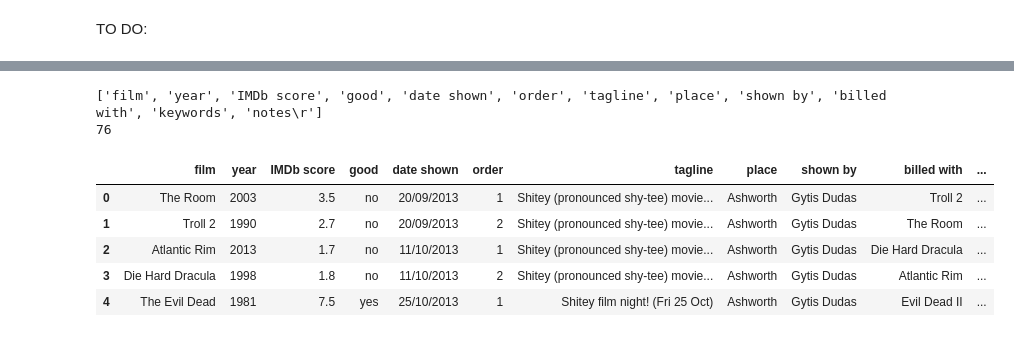
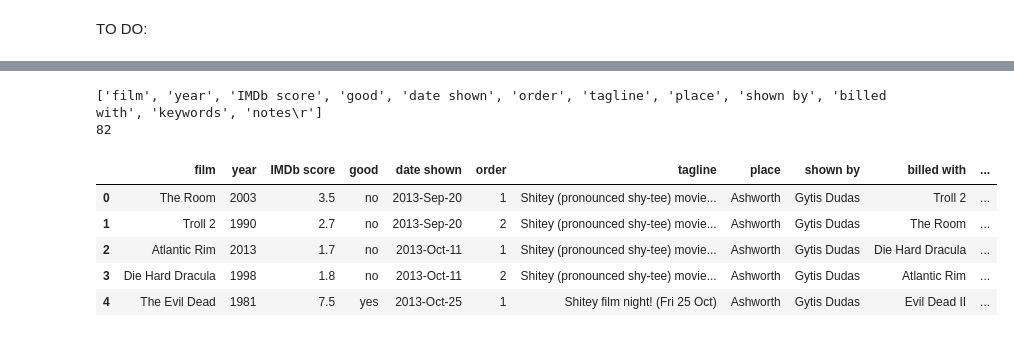
Before and after one commit to evogytis/ShMDb, a Jupyter notebook: Birdemic aka scripts/ShMDb analysis.ipynb, the cells around one changed output, grey strips where cells are left out. Cells and saved outputs as stored; diff of their text form; code cells hidden in the pictures.

```diff
--- a/Birdemic aka scripts/ShMDb analysis.ipynb
+++ b/Birdemic aka scripts/ShMDb analysis.ipynb
@@ -105,40 +105,40 @@ for line in open(spreadsheet,'r'):
         else:
             night_films[l[4]]=[l[0]]
 
 film_names=column(all_films,0)
 release_year=map(int,column(all_films,1))
 IMDb_scores=[float(x) if x!='' else np.nan for x in column(all_films,2)]
 goodness=column(all_films,3)
-shown_on=[decimalDate(x,'%d/%m/%Y') for x in column(all_films,4)]
+shown_on=[decimalDate(x,'%Y-%b-%d') for x in column(all_films,4)]
 order_in_night=map(int,column(all_films,5))
 advertised_as=column(all_films,6)
 place=column(all_films,7)
 shown_by=column(all_films,8)
 billed_with=column(all_films,9)
 keywords=column(all_films,10)
 notes=column(all_films,11)
 
 timeline=['2013-%02d-01'%(x) for x in range(9,13)]
 timeline+=['2014-%02d-01'%(x) for x in range(1,13)]
 timeline+=['2015-%02d-01'%(x) for x in range(1,13)]
 timeline+=['2016-%02d-01'%(x) for x in range(1,int(dt.datetime.strftime(dt.datetime.now(),'%m'))+2)]
 digital_timeline=map(decimalDate,timeline)
 
 print len(all_films)
 
 pd_films=pd.read_csv(spreadsheet,sep='\t')
 pd_films.head()
 
 #pd_films.describe()
 # %% [output]
 ['film', 'year', 'IMDb score', 'good', 'date shown', 'order', 'tagline', 'place', 'shown by', 'billed with', 'keywords', 'notes\r']
-76
+82
 |  | film | year | IMDb score | good | date shown | order | tagline | place | shown by | billed with | ... |
-| 0 | The Room | 2003 | 3.5 | no | 20/09/2013 | 1 | Shitey (pronounced shy-tee) movie... | Ashworth | Gytis Dudas | Troll 2 | ... |
-| 1 | Troll 2 | 1990 | 2.7 | no | 20/09/2013 | 2 | Shitey (pronounced shy-tee) movie... | Ashworth | Gytis Dudas | The Room | ... |
-| 2 | Atlantic Rim | 2013 | 1.7 | no | 11/10/2013 | 1 | Shitey (pronounced shy-tee) movie... | Ashworth | Gytis Dudas | Die Hard Dracula | ... |
-| 3 | Die Hard Dracula | 1998 | 1.8 | no | 11/10/2013 | 2 | Shitey (pronounced shy-tee) movie... | Ashworth | Gytis Dudas | Atlantic Rim | ... |
-| 4 | The Evil Dead | 1981 | 7.5 | yes | 25/10/2013 | 1 | Shitey film night! (Fri 25 Oct) | Ashworth | Gytis Dudas | Evil Dead II | ... |
+| 0 | The Room | 2003 | 3.5 | no | 2013-Sep-20 | 1 | Shitey (pronounced shy-tee) movie... | Ashworth | Gytis Dudas | Troll 2 | ... |
+| 1 | Troll 2 | 1990 | 2.7 | no | 2013-Sep-20 | 2 | Shitey (pronounced shy-tee) movie... | Ashworth | Gytis Dudas | The Room | ... |
+| 2 | Atlantic Rim | 2013 | 1.7 | no | 2013-Oct-11 | 1 | Shitey (pronounced shy-tee) movie... | Ashworth | Gytis Dudas | Die Hard Dracula | ... |
+| 3 | Die Hard Dracula | 1998 | 1.8 | no | 2013-Oct-11 | 2 | Shitey (pronounced shy-tee) movie... | Ashworth | Gytis Dudas | Atlantic Rim | ... |
+| 4 | The Evil Dead | 1981 | 7.5 | yes | 2013-Oct-25 | 1 | Shitey film night! (Fri 25 Oct) | Ashworth | Gytis Dudas | Evil Dead II | ... |
 # %%
 oldest=release_year.index(min(release_year))
 print '\nOldest film ever shown: %s (%d)'%(film_names[oldest],min(release_year))
```
Also changed, not shown: parts of 10 cells of this notebook.
